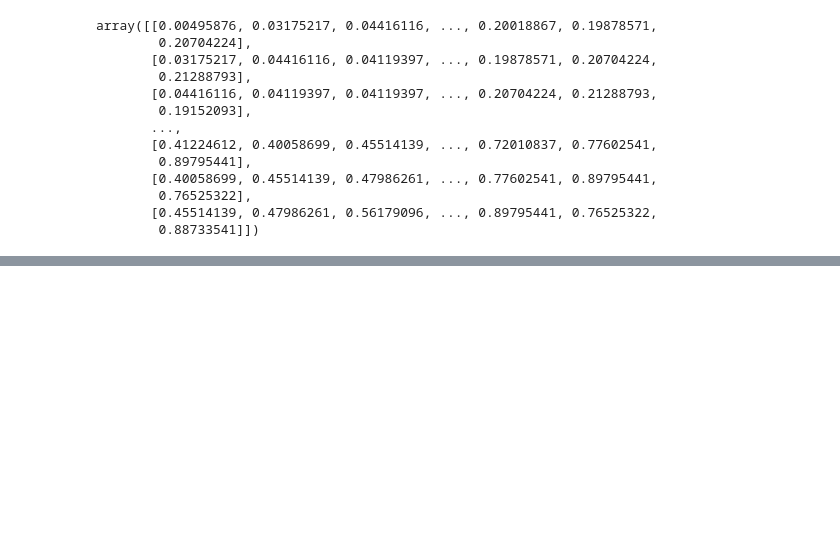
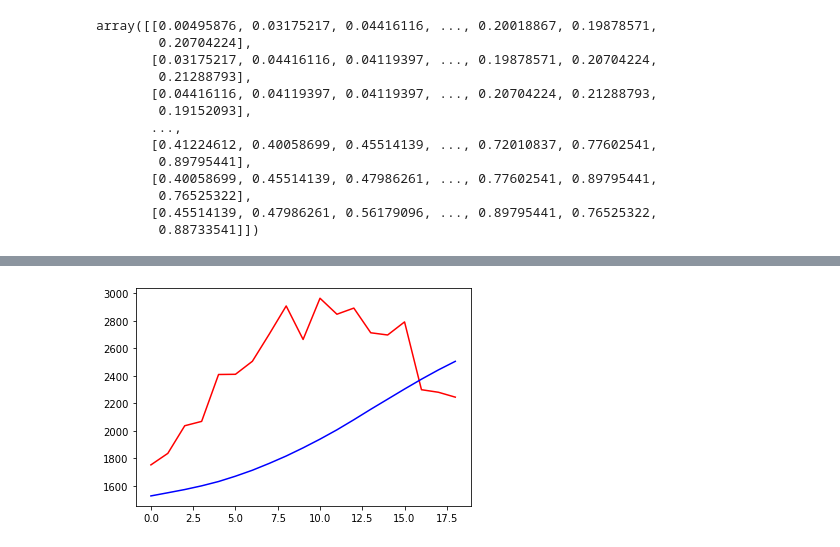
Before and after one commit to darth-vaderr/lstm_predictive, a Jupyter notebook: lstm_stock.ipynb, the cells around one changed output, grey strips where cells are left out. Saved outputs shown, nothing was run; the diff lists cells and outputs as text; code cells hidden in the pictures; blank space fills up the shorter version.

```diff
--- a/lstm_stock.ipynb
+++ b/lstm_stock.ipynb
@@ -140,10 +140,10 @@ regression.add(Dropout(0.2))
 regression.add(Dense(units=1))
 
 #Compiling the network
-regression.compile(optimizer='SGD',loss='mean_squared_error')
+regression.compile(optimizer='adam',loss='mean_squared_error')
 
 
 #fitting
-regression.fit(xtrain,ytrain,batch_size=30,epochs=100)
+regression.fit(xtrain,ytrain,batch_size=32,epochs=100)
 # %% [output]
 Epoch 1/100
@@ -217,8 +218,9 @@ print(test_input)
 # %%
 xtest = []
-for i in range(30,80):
+for i in range(30,49):
     xtest.append(test_input[i-30:i,0].tolist())
 
 
-print(len(xtest[0])
+print(len(xtest[18]))
+xtest = np.array(xtest)
 # %% [output]
@@ -230,0 +233,3 @@ AttributeError: 'list' object has no attribute 'shape'
+# %%
+predicted_value = regression.predict(xtest)
+predicted_value = ss.inverse_transform(predicted_value)
@@ -230,0 +280,3 @@ AttributeError: 'list' object has no attribute 'shape'
+# %%
+testplot = np.array(test['close'
+])
@@ -230,0 +305,6 @@ AttributeError: 'list' object has no attribute 'shape'
+# %%
+plt.plot(testplot, 'red')
+plt.plot(predicted_value,'blue')
+plt.show()
+# %% [output]
+[figure, added]
```
Also changed, not shown: parts of 10 cells of this notebook, 2 other files.
